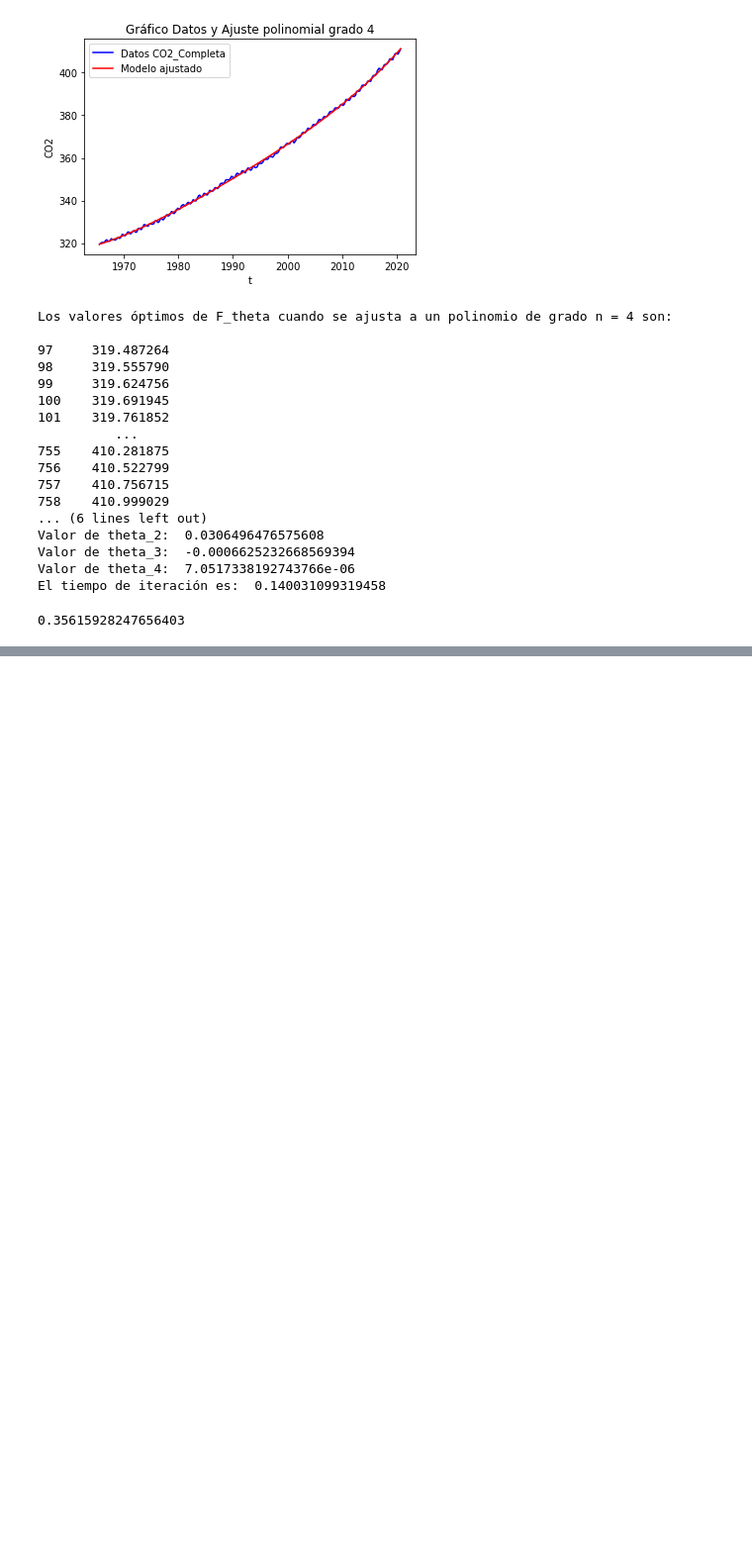
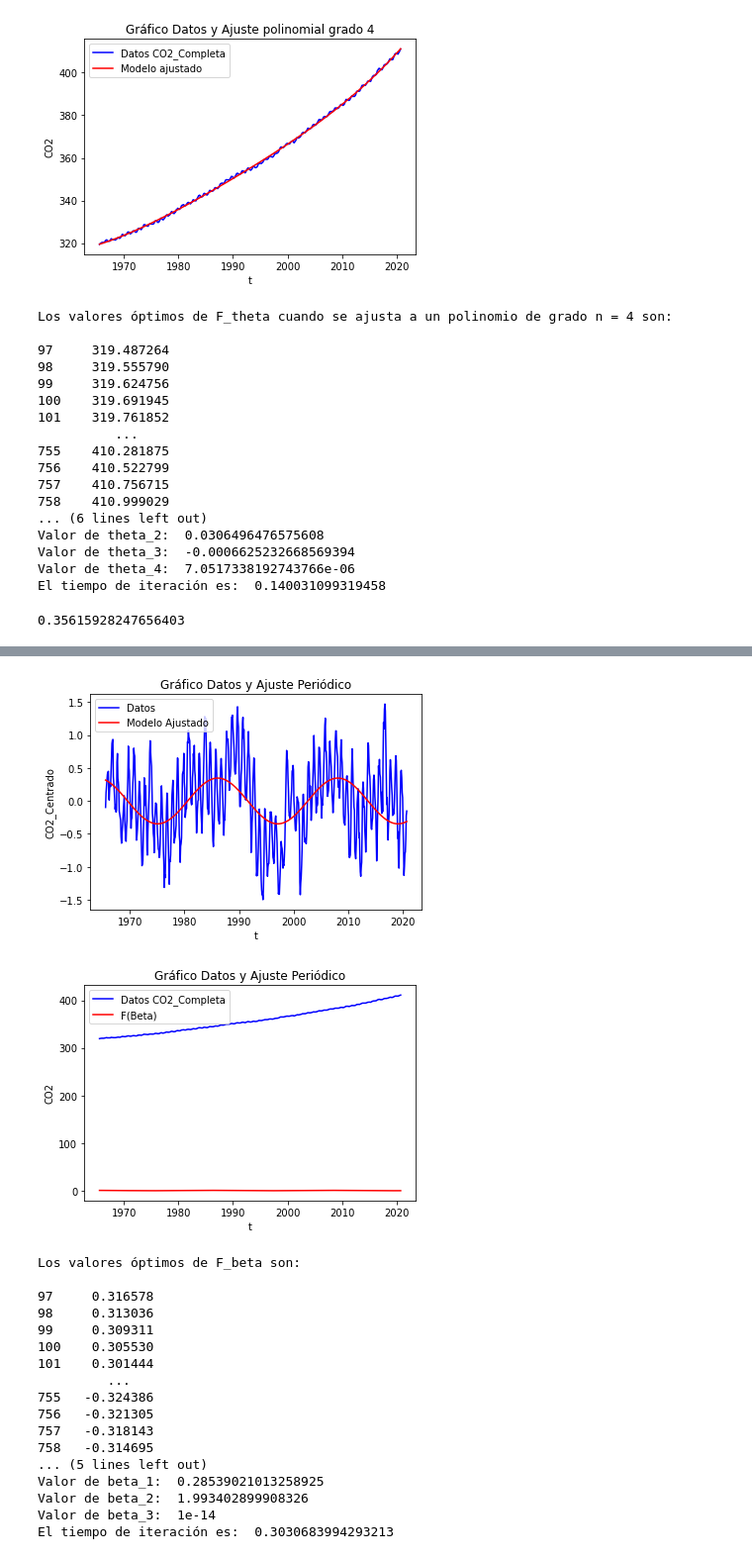
Before and after one commit to creyesmiro/Grupo3, a Jupyter notebook: Control_de_versiones.ipynb, the cells around one changed output, grey strips where cells are left out. Shown: that part at 99% size. Saved outputs shown, nothing was run; the diff lists cells and outputs as text; code cells hidden in the pictures; blank space fills up the shorter version.

```diff
--- a/Control_de_versiones.ipynb
+++ b/Control_de_versiones.ipynb
@@ -671,0 +719,4 @@ ECM_theta
+# %%
+Datos_limpios['F_theta']=ypol4
+Datos_limpios['CO2_Centrado'] = Datos_limpios.apply(lambda x:x['CO2_Completa']-x['F_theta'],axis=1)
+Datos_limpios
@@ -671,0 +773,71 @@ ECM_theta
+# %%
+start = time.time()
+# Se define una función periódica.
+def period(x,be0, be1, be2, be3):
+    return be0*np.sin(be1*x+be2)*np.exp(be3*(x+1965.5370))
+
+x = Datos_limpios.t_T
+y = Datos_limpios.CO2_Centrado
+z = Datos_limpios.CO2_Completa
+w = Datos_limpios.Date
+
+# parametros iniciales obtenidos de evaluaciones de be0, be1, be2 y be3, hasta tener
+# una conjetura inicial pausible, sin parametros iniciales curve_fit no converge
+parametros_iniciales=[0.5, 0.3, 2, 10**-14]
+
+popt,pcov = curve_fit(period, x, y,p0=parametros_iniciales)
+be0,be1,be2,be3 = popt
+
+# Se grafica la interpolación y la data original.
+
+yperiod = period(x,be0, be1, be2, be3)
+plt.title("Gráfico Datos y Ajuste Periódico")
+plt.plot(w,y,color="blue",label='Datos')
+plt.plot(w,yperiod,color="red",label='Modelo Ajustado')
+plt.legend(loc='best')
+plt.xlabel('t')
+plt.ylabel('CO2_Centrado')
+plt.show()
+
+yperiod = period(x,be0, be1, be2, be3)
+plt.title("Gráfico Datos y Ajuste Periódico")
+plt.plot(w,z,color="blue",label='Datos CO2_Completa')
+plt.plot(w,yperiod,color="red",label='F(Beta)')
+plt.legend(loc='best')
+plt.xlabel('t')
+plt.ylabel('CO2')
+plt.show()
+
+
+
+# Se muestran por pantalla los resultados.
+print('Los valores óptimos de F_beta son: \n')
+print(yperiod)
+print('\n')
+print('Valor de beta_0: ', be0)
+print('Valor de beta_1: ', be1)
+print('Valor de beta_2: ', be2)
+print('Valor de beta_3: ', be3)
+end = time.time()
+tiempo_period=end-start
+print('El tiempo de iteración es: ', tiempo_period)
+# %% [output]
+[figure, added]
+[figure, added]
+Los valores óptimos de F_beta son:
+
+97     0.316578
+98     0.313036
+99     0.309311
+100    0.305530
+101    0.301444
+         ...
+755   -0.324386
+756   -0.321305
+757   -0.318143
+758   -0.314695
+... (5 lines left out)
+Valor de beta_1:  0.28539021013258925
+Valor de beta_2:  1.993402899908326
+Valor de beta_3:  1e-14
+El tiempo de iteración es:  0.3030683994293213
```
Also changed, not shown: parts of 9 cells of this notebook.
